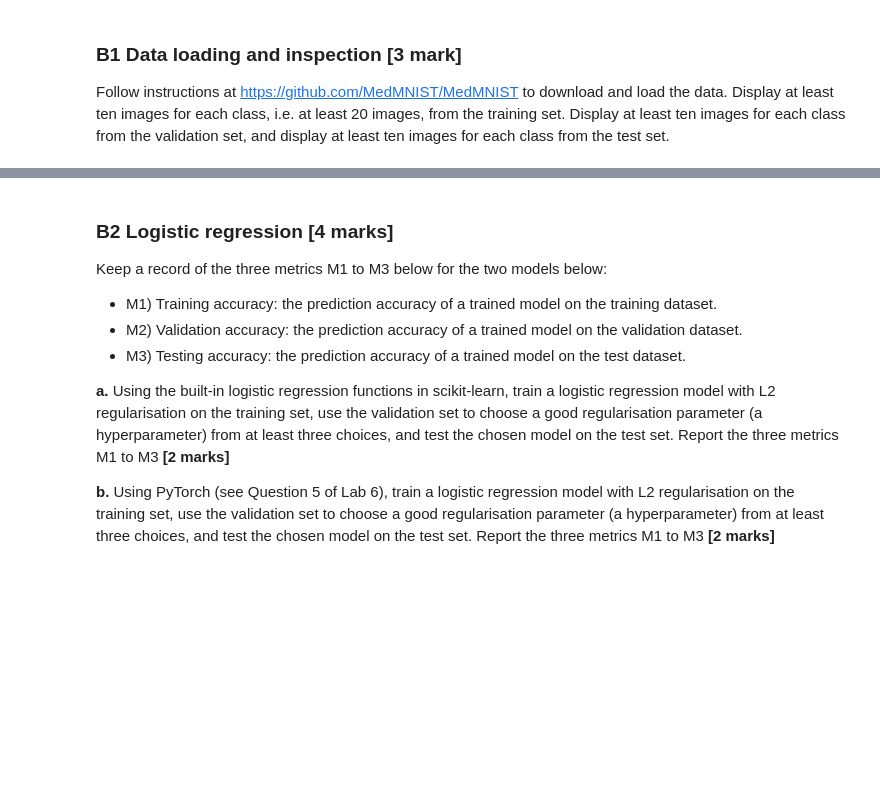
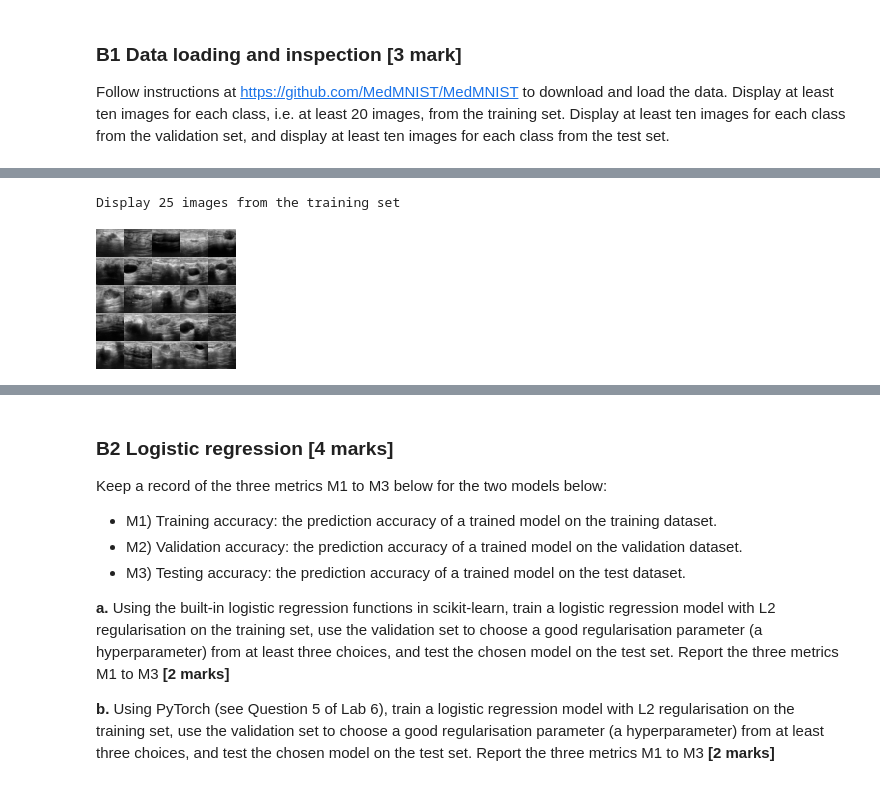
Before and after one commit to wwyqianqian/COMP6509, a Jupyter notebook: assignment/COM4509-6509_Assignment_Part2.ipynb, the cells around one changed output, grey strips where cells are left out. Saved outputs shown, nothing was run; the diff lists cells and outputs as text; code cells hidden in the pictures; blank space fills up the shorter version.

Commit message:
[assignment]:add B1 answer

```diff
--- a/assignment/COM4509-6509_Assignment_Part2.ipynb
+++ b/assignment/COM4509-6509_Assignment_Part2.ipynb
@@ -49,3 +62,37 @@ We aim to train a L2-regularised logistic regression model to classify the two c
 ### B1 Data loading and inspection [3 mark]
 
 Follow instructions at https://github.com/MedMNIST/MedMNIST to download and load the data. Display at least ten images for each class, i.e. at least 20 images, from the training set. Display at least ten images for each class from the validation set, and display at least ten images for each class from the test set.
+# %%
+# ------ My answer of B1 ------ #
+data_flag = 'breastmnist'
+download = True
+
+NUM_EPOCHS = 3 # Set epochs
+BATCH_SIZE = 32 # Set batch
+lr = 0.001 # Set learning rate
+
+info = INFO[data_flag]
+task = info['task']
+n_channels = info['n_channels']
+n_classes = len(info['label'])
+
+DataClass = getattr(medmnist, info['python_class'])
+
+
+# Preprocessing
+data_transform = transforms.Compose([
+    transforms.ToTensor(),
+    transforms.Normalize(mean=[.5], std=[.5])
+])
+
+# Load the data
+train_dataset = DataClass(root='./data', split='train', transform=data_transform, download=download) # 546
+val_dataset = DataClass(root='./data', split='val', transform=data_transform, download=download)     # 78
+test_dataset = DataClass(root='./data', split='test', transform=data_transform, download=download)   # 156
+
+pil_dataset = DataClass(root='./data', split='train', download=download)
+
+# Encapsulate data into dataloader form
+train_loader = DataLoader(dataset=train_dataset, batch_size=BATCH_SIZE, shuffle=True)
+train_loader_at_eval = DataLoader(dataset=train_dataset, batch_size=2*BATCH_SIZE, shuffle=False)
+test_loader = DataLoader(dataset=test_dataset, batch_size=2*BATCH_SIZE, shuffle=False)
@@ -51,0 +104,7 @@ Follow instructions at https://github.com/MedMNIST/MedMNIST to download and load
+# %%
+# visualization
+print("Display 25 images from the training set")
+train_dataset.montage(length=5)
+# %% [output]
+Display 25 images from the training set
+[figure, added]
```
Also changed, not shown: parts of 6 cells of this notebook.
